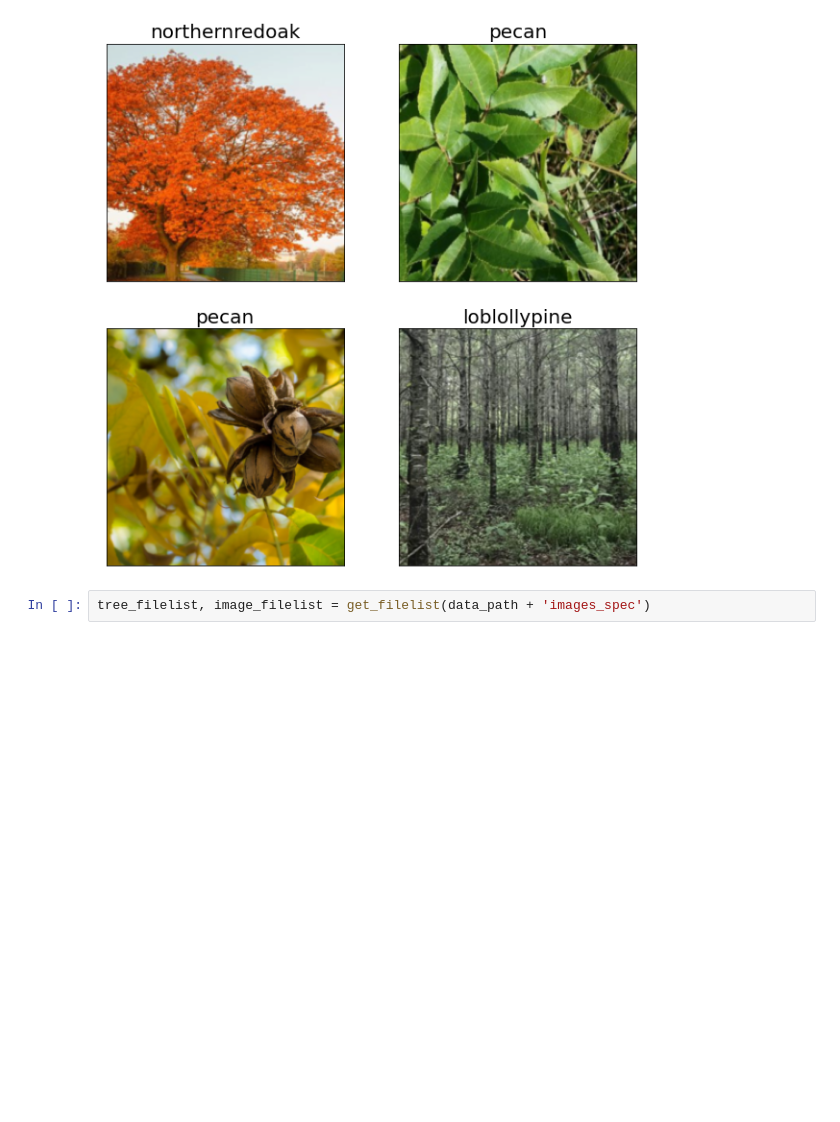
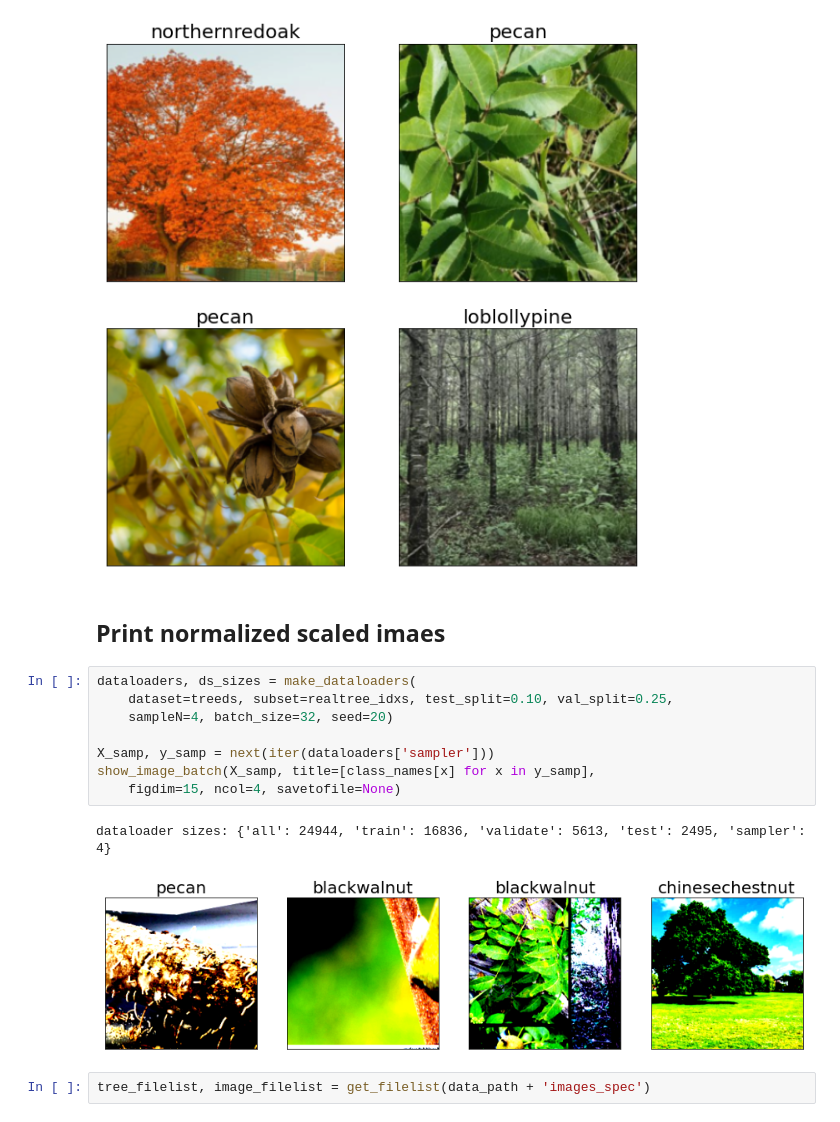
Before and after one commit to etrieschman/tree-finder, a Jupyter notebook: notebooks/preprocess_images.ipynb, the cells around one changed output. Drawn from its saved outputs; the diff is of its cells as text; blank space fills up the shorter version.

Commit message:
updated images for poster

```diff
--- a/notebooks/preprocess_images.ipynb
+++ b/notebooks/preprocess_images.ipynb
@@ -189,5 +189,18 @@ show_image_batch(X_samp, MEAN, STD, title=[class_names[x] for x in y_samp],
 dataloader sizes: {'all': 24944, 'train': 16836, 'validate': 5613, 'test': 2495, 'sampler': 4}
 image saved to file: /Users/etriesch/dev/tree-finder/results/fig_samp_imgs.png
 [figure]
+# %% [markdown]
+## Print normalized scaled imaes
+# %%
+dataloaders, ds_sizes = make_dataloaders(
+    dataset=treeds, subset=realtree_idxs, test_split=0.10, val_split=0.25,
+    sampleN=4, batch_size=32, seed=20)
+
+X_samp, y_samp = next(iter(dataloaders['sampler']))
+show_image_batch(X_samp, title=[class_names[x] for x in y_samp],
+    figdim=15, ncol=4, savetofile=None)
+# %% [output]
+dataloader sizes: {'all': 24944, 'train': 16836, 'validate': 5613, 'test': 2495, 'sampler': 4}
+[figure, added]
 # %%
 tree_filelist, image_filelist = get_filelist(data_path + 'images_spec')
```
Also changed, not shown: parts of 6 cells of this notebook, 8 other files.
